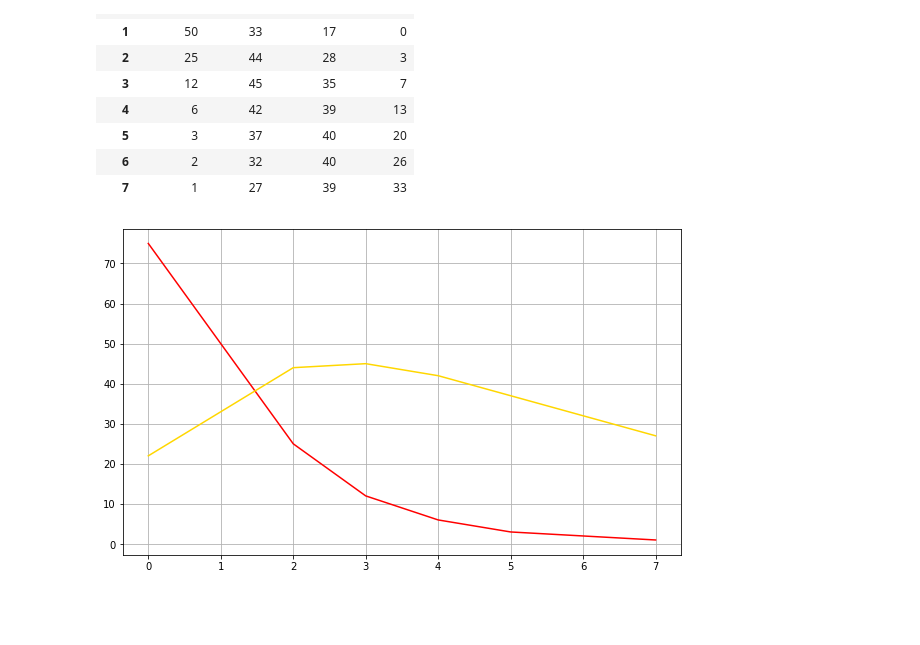
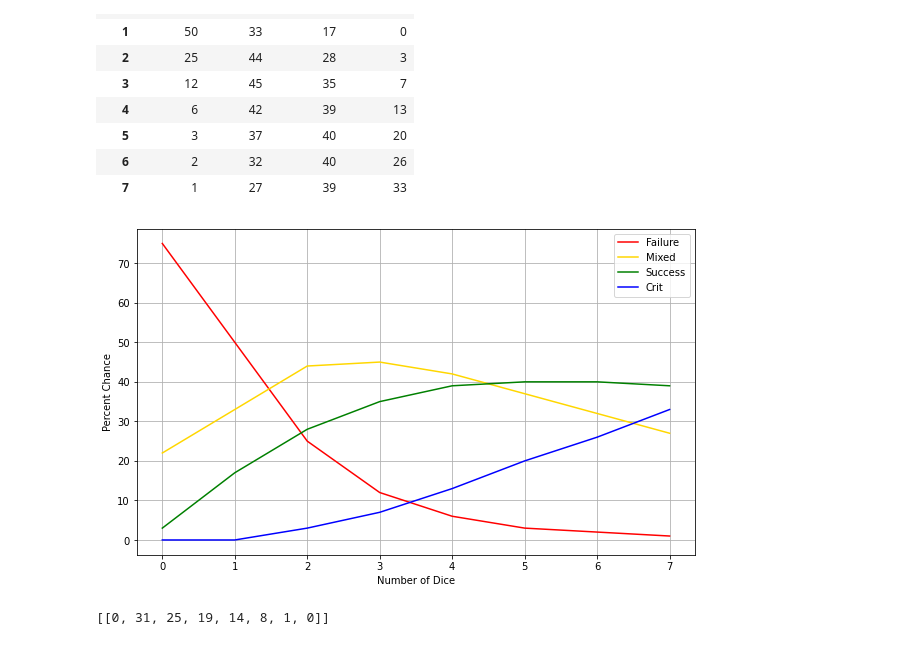
Before and after one commit to jhilberdink/Blades-in-the-Dark-Math, a Jupyter notebook: BitD Math.ipynb, the cells around one changed output. Drawn from its saved outputs; the diff is of its cells as text; code cells hidden in the pictures; blank space fills up the shorter version.

Commit message:
added calculations and plots for resistance rolls

```diff
--- a/BitD Math.ipynb
+++ b/BitD Math.ipynb
@@ -95,8 +94,62 @@ from matplotlib import pyplot as plt
 # %%
 plt.subplots(figsize=(10, 6))
 plt.plot(action_df['Dice'], action_df['% Failure'], color='red')
 plt.plot(action_df['Dice'], action_df['% Mixed'], color='gold')
+plt.plot(action_df['Dice'], action_df['% Success'], color='green')
+plt.plot(action_df['Dice'], action_df['% Critical'], color='blue')
 plt.grid(True)
+plt.xlabel('Number of Dice')
+plt.ylabel('Percent Chance')
+plt.legend(['Failure', 'Mixed', 'Success', 'Crit'], loc='upper right')
 plt.show()
 # %% [output]
-[figure, old version]
+[figure, new version]
+# %%
+# Calculate probabilities for resistance rolls
+
+# Resistance with zero dice
+# get results for zero dice
+all_resist_results = []
+
+# initializing K
+k = 2
+# using product() to get Combinations and repeat to get elements
+combos = list(product(range(1, 7), repeat = k))
+
+# parse combinations, taking lower result from each
+dice = 0
+minus5 = 0
+minus4 = 0
+minus3 = 0
+minus2 = 0
+minus1 = 0
+zero = 0
+plus1 = 0
+total = 36
+
+for combo in combos:
+    stress = 6 - min(combo)
+    if stress == 5:
+        minus5 += 1
+    elif stress == 4:
+        minus4 += 1
+    elif stress == 3:
+        minus3 += 1
+    elif stress == 2:
+        minus2 += 1
+    elif stress == 1:
+        minus1 += 1
+    else:
+        zero += 1
+percent_minus5 = round(minus5 / total * 100)
+percent_minus4 = round(minus4 / total * 100)
+percent_minus3 = round(minus3 / total * 100)
+percent_minus2 = round(minus2 / total * 100)
+percent_minus1 = round(minus1 / total * 100)
+percent_zero = round(zero / total * 100)
+percent_plus1 = 0
+resist_results = [dice, percent_minus5, percent_minus4, percent_minus3, percent_minus2, percent_minus1, zero, percent_plus1]
+all_resist_results.append(resist_results)
+all_resist_results
+# %% [output]
+[[0, 31, 25, 19, 14, 8, 1, 0]]
```
Also changed, not shown: parts of 5 cells of this notebook.
